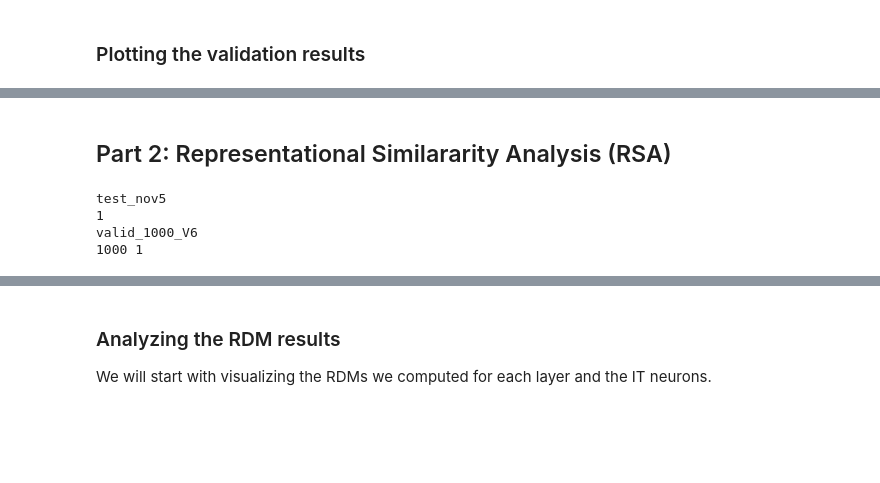
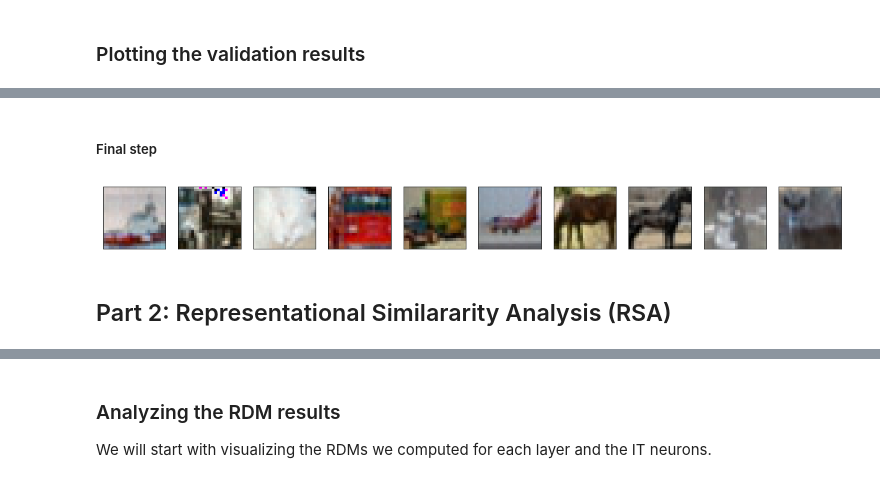
Before and after one commit to j-abc/cs375, a Jupyter notebook: 2017/assignment2/CS375 Assignment 2 Lab Report - Group 6.ipynb, the cells around one changed output, grey strips where cells are left out. Cells and saved outputs as stored; diff of their text form; code cells hidden in the pictures; blank space fills up the shorter version.

Commit message:
sweep across steps and var

```diff
--- a/2017/assignment2/CS375 Assignment 2 Lab Report - Group 6.ipynb
+++ b/2017/assignment2/CS375 Assignment 2 Lab Report - Group 6.ipynb
@@ -106,17 +91,8 @@ show_row(np_inputs[-1,:].squeeze(), 5)
+# %% [markdown]
+##### Final step
 # %%
-show_row(np_prediction[-1,:].squeeze(), 5)
+show_row(np_prediction[-1,:].squeeze(), 10)
+# %% [output]
+[figure, added]
 # %% [markdown]
 ## Part 2: Representational Similararity Analysis (RSA)
-# %%
-#data = {}
-#for iv in v_list:
-    #for istep in step_list:
-
-data_exp_id = coll.distinct('exp_id')[-3]
-print(data_exp_id)
-data = p_get_data_list(coll, vars(my_model_shallow)['collname'], 1, 1, data_exp_id)
-# %% [output]
-test_nov5
-1
-valid_1000_V6
-1000 1
```
Also changed, not shown: parts of 25 cells of this notebook, 3 other files.
